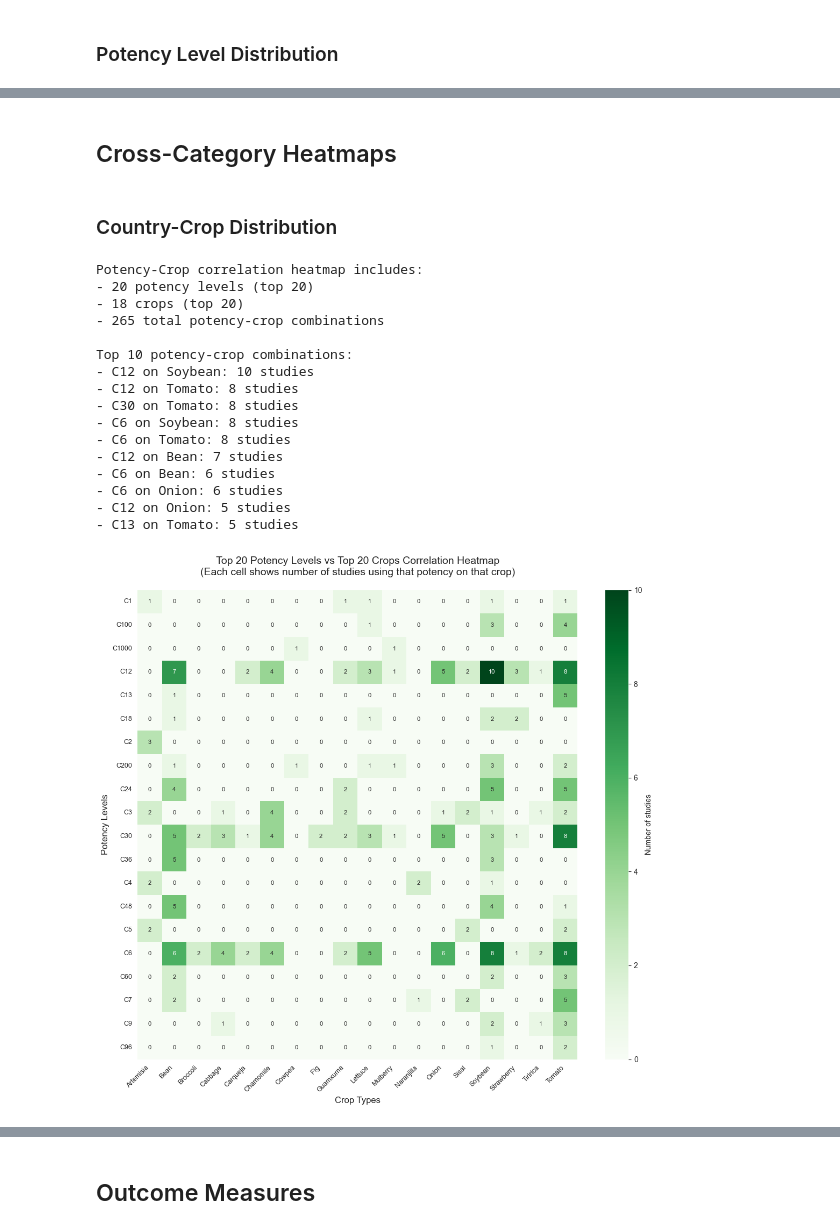
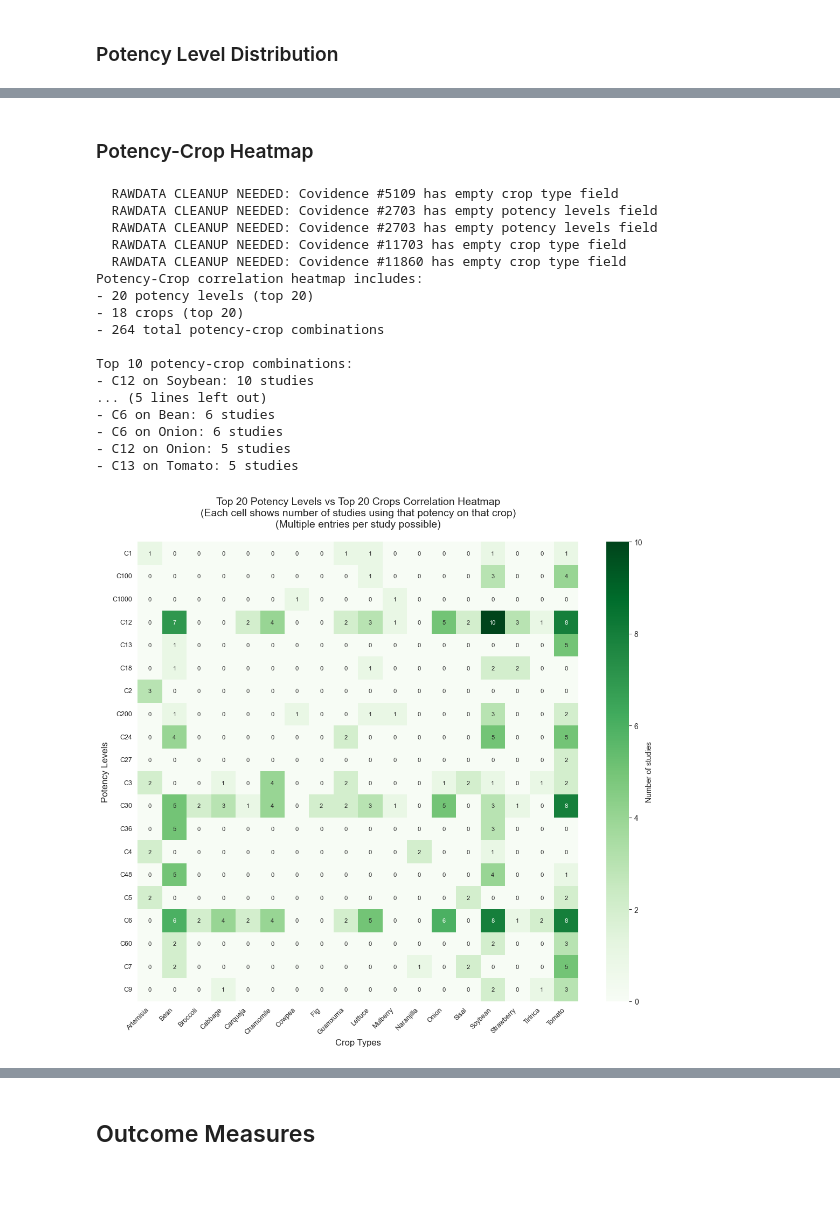
Before and after one commit to OxygenBlueSky/AgroHom, a Jupyter notebook: agro_hom_figures260212.ipynb, the cells around one changed output, grey strips where cells are left out. Cells and saved outputs as stored; diff of their text form; code cells hidden in the pictures; blank space fills up the shorter version.

```diff
--- a/agro_hom_figures260212.ipynb
+++ b/agro_hom_figures260212.ipynb
@@ -974,11 +1100,12 @@ from collections import Counter
 crop_cluster_counts = Counter()
 unmatched_crops = Counter()
 
+# Warnings for empty crop fields printed in the cell above
 for raw in df['Crop type studied'].dropna().astype(str):
     # Each study can list multiple crops separated by commas.
     for token in raw.split(','):
         crop = token.strip().lower()
-        if crop in ('', 'n/a'):
+        if crop == '':
             continue
         cluster = lookup_crop_cluster.get(crop)
         if cluster is None or cluster == '':
@@ -1004,7 +1131,7 @@ crop_cluster_bar.set_xticks(range(len(crop_cluster_series)))
 crop_cluster_bar.set_xticklabels(crop_cluster_series.index, rotation=45, ha='right')
 crop_cluster_bar.set_xlabel('Crop type cluster')
 crop_cluster_bar.set_ylabel('Number of crop occurrences in studies')
-crop_cluster_bar.set_title('Crop Type Clusters')
+crop_cluster_bar.set_title('Crop Type Clusters\n(Multiple entries per study possible)')
 crop_cluster_bar.xaxis.grid(False)
 
 crop_cluster_bar.figure.tight_layout()
@@ -2203,23 +2632,30 @@ Crop frequency ranking (in top 20 subset):
 
 # Create potency levels frequency analysis with comma separation and singleton grouping - this shows which potency levels are most commonly used in studies
 
+# Warn about empty potency fields (all rows are MIS >= 5)
+for idx, row in df.iterrows():
+    if pd.isna(row['Potency levels']) or str(row['Potency levels']).strip() == '':
+        print(f"  RAWDATA CLEANUP NEEDED: Covidence #{row['Covidence #']} has empty potency levels field")
+    elif 'N/A' in str(row['Potency levels']):
+        print(f"  RAWDATA CLEANUP NEEDED: Covidence #{row['Covidence #']} has 'N/A' in potency levels — needs real label")
+
 # Clean and split the 'Potency levels' column on commas
 potency_series_levels = (
     df['Potency levels']
-    .fillna('Blank')
+    .dropna()
     .astype(str)
     .str.strip()
 )
 
-# Split on comma, explode into individual entries, and clean up
+# Split on comma, explode into individual entries, drop empty strings
 potency_exploded_levels = (
     potency_series_levels
     .str.split(',')
     .explode()
     .astype(str)
     .str.strip()
-    .replace({'': 'Blank'})
 )
+potency_exploded_levels = potency_exploded_levels[potency_exploded_levels != '']
 
 # Get frequency counts
 potency_counts_levels = potency_exploded_levels.value_counts()
@@ -2242,7 +2678,7 @@ ax_levels.set_xticks(range(len(grouped_counts_levels)))
 ax_levels.set_xticklabels(grouped_counts_levels.index, rotation=45, ha='right')
 ax_levels.set_xlabel('Potency Levels')
 ax_levels.set_ylabel('Frequency')
-ax_levels.set_title('Frequency of Individual Potency Levels (singletons grouped as "Single studies")')
+ax_levels.set_title('Frequency of Individual Potency Levels (singletons grouped as "Single studies")\n(Multiple entries per study possible)')
 
 # Save and show
 ax_levels.xaxis.grid(False)
@@ -2694,18 +3160,23 @@ Top 10 country-crop combinations:
 - Brazil studying Strawberry: 3 studies
 - Brazil studying Tiririca: 3 studies
 [figure]
-# %% [markdown]
-## Cross-Category Heatmaps
 # %% [markdown]
-### Country-Crop Distribution
+### Potency-Crop Heatmap
 # %%
 # Cross-Category Heatmap: Top 20 Potency Levels vs Top 20 Crops
 # This code creates a heatmap showing which potency levels are used on which crops
 
+# Warn about empty fields (all rows are MIS >= 5)
+for idx, row in df.iterrows():
+    if pd.isna(row['Potency levels']) or str(row['Potency levels']).strip() == '':
+        print(f"  RAWDATA CLEANUP NEEDED: Covidence #{row['Covidence #']} has empty potency levels field")
+    if pd.isna(row['Crop type studied']) or str(row['Crop type studied']).strip() == '':
+        print(f"  RAWDATA CLEANUP NEEDED: Covidence #{row['Covidence #']} has empty crop type field")
+
 # Data cleaning and preparation
 potency_series_crop = (
     df['Potency levels']
-    .fillna('Blank')
+    .dropna()
     .astype(str)
     .str.strip()
 )
@@ -2716,40 +3187,38 @@ potency_exploded_crop = (
     .explode()
     .astype(str)
     .str.strip()
-    .replace({'': 'Blank'})
 )
+potency_exploded_crop = potency_exploded_crop[potency_exploded_crop != '']
 
 crop_series_potency = (
     df['Crop type studied']
-    .fillna('N/A')
+    .dropna()
     .astype(str)
     .str.strip()
 )
 
-# Filter: Top 20 of each (potency: drop N/A only; crop: drop N/A and Blank)
-top_20_potencies_crop = potency_exploded_crop.value_counts().drop('N/A', errors='ignore').head(20).index.tolist()
-top_20_crops_potency = crop_series_potency.value_counts().drop(['N/A', 'Blank'], errors='ignore').head(20).index.tolist()
+# Filter: Top 20 of each
+top_20_potencies_crop = potency_exploded_crop.value_counts().head(20).index.tolist()
+top_20_crops_potency = crop_series_potency.value_counts().head(20).index.tolist()
 
 # Data expansion (all combinations)
+# Only rows with both valid potency and crop data
+valid_idx_pc = potency_series_crop.index.intersection(crop_series_potency.index)
 expanded_potency_crop = []
-for idx in range(len(df)):
-    potency_cell = potency_series_crop.iloc[idx]
-    crop = crop_series_potency.iloc[idx]
+for idx in valid_idx_pc:
+    potency_cell = potency_series_crop.loc[idx]
+    crop = crop_series_potency.loc[idx]
 
     # Skip if crop not in top 20
-    if crop not in top_20_crops_potency or crop in ['N/A', 'Blank']:
+    if crop not in top_20_crops_potency:
         continue
 
-    # Skip if potency missing
-    if pd.isna(potency_cell) or str(potency_cell).strip() in ['', 'N/A']:
-        continue
-    else:
-        potencies = str(potency_cell).split(',')
+    potencies = str(potency_cell).split(',')
 
     # Create entries for ALL potencies used on this crop
     for potency in potencies:
-        potency_clean = potency.strip() if potency.strip() else 'Blank'
-        if potency_clean in top_20_potencies_crop and potency_clean != 'N/A':
+        potency_clean = potency.strip()
+        if potency_clean and potency_clean in top_20_potencies_crop:
             expanded_potency_crop.append({'Potency': potency_clean, 'Crop': crop})
 
 # Validation
@@ -2782,7 +3251,7 @@ else:
     ax_potency_crop.set_yticklabels(potency_crop_matrix.index, rotation=0)
 
     # Labels
-    ax_potency_crop.set_title('Top 20 Potency Levels vs Top 20 Crops Correlation Heatmap\n(Each cell shows number of studies using that potency on that crop)', fontsize=14, pad=20)
+    ax_potency_crop.set_title('Top 20 Potency Levels vs Top 20 Crops Correlation Heatmap\n(Each cell shows number of studies using that potency on that crop)\n(Multiple entries per study possible)', fontsize=14, pad=20)
     ax_potency_crop.tick_params(axis='both', labelsize=HMAP_TICK_FS)
     ax_potency_crop.set_xlabel('Crop Types', fontsize=12)
     ax_potency_crop.set_ylabel('Potency Levels', fontsize=12)
@@ -2795,37 +3264,38 @@ else:
     print(f"Potency-Crop correlation heatmap includes:")
     print(f"- {len(potency_crop_matrix.index)} potency levels (top 20)")
     print(f"- {len(potency_crop_matrix.columns)} crops (top 20)")
     print(f"- {potency_crop_matrix.values.sum()} total potency-crop combinations")
 
     # Top pairs
     potency_crop_pairs = []
     for i in range(len(potency_crop_matrix)):
         for j in range(len(potency_crop_matrix.columns)):
             potency = potency_crop_matrix.index[i]
             crop = potency_crop_matrix.columns[j]
             count = potency_crop_matrix.iloc[i, j]
             if count > 0:
                 potency_crop_pairs.append((potency, crop, count))
 
     potency_crop_pairs.sort(key=lambda x: x[2], reverse=True)
     print(f"\nTop 10 potency-crop combinations:")
     for potency, crop, count in potency_crop_pairs[:10]:
         print(f"- {potency} on {crop}: {count} studies")
 # %% [output]
+  RAWDATA CLEANUP NEEDED: Covidence #5109 has empty crop type field
+  RAWDATA CLEANUP NEEDED: Covidence #2703 has empty potency levels field
+  RAWDATA CLEANUP NEEDED: Covidence #2703 has empty potency levels field
+  RAWDATA CLEANUP NEEDED: Covidence #11703 has empty crop type field
+  RAWDATA CLEANUP NEEDED: Covidence #11860 has empty crop type field
 Potency-Crop correlation heatmap includes:
 - 20 potency levels (top 20)
 - 18 crops (top 20)
-- 265 total potency-crop combinations
+- 264 total potency-crop combinations
 
 Top 10 potency-crop combinations:
 - C12 on Soybean: 10 studies
-- C12 on Tomato: 8 studies
-- C30 on Tomato: 8 studies
-- C6 on Soybean: 8 studies
-- C6 on Tomato: 8 studies
-- C12 on Bean: 7 studies
+... (5 lines left out)
 - C6 on Bean: 6 studies
 - C6 on Onion: 6 studies
 - C12 on Onion: 5 studies
 - C13 on Tomato: 5 studies
-[figure, old version]
+[figure, new version]
```
Also changed, not shown: parts of 146 cells of this notebook, 8 other files.
